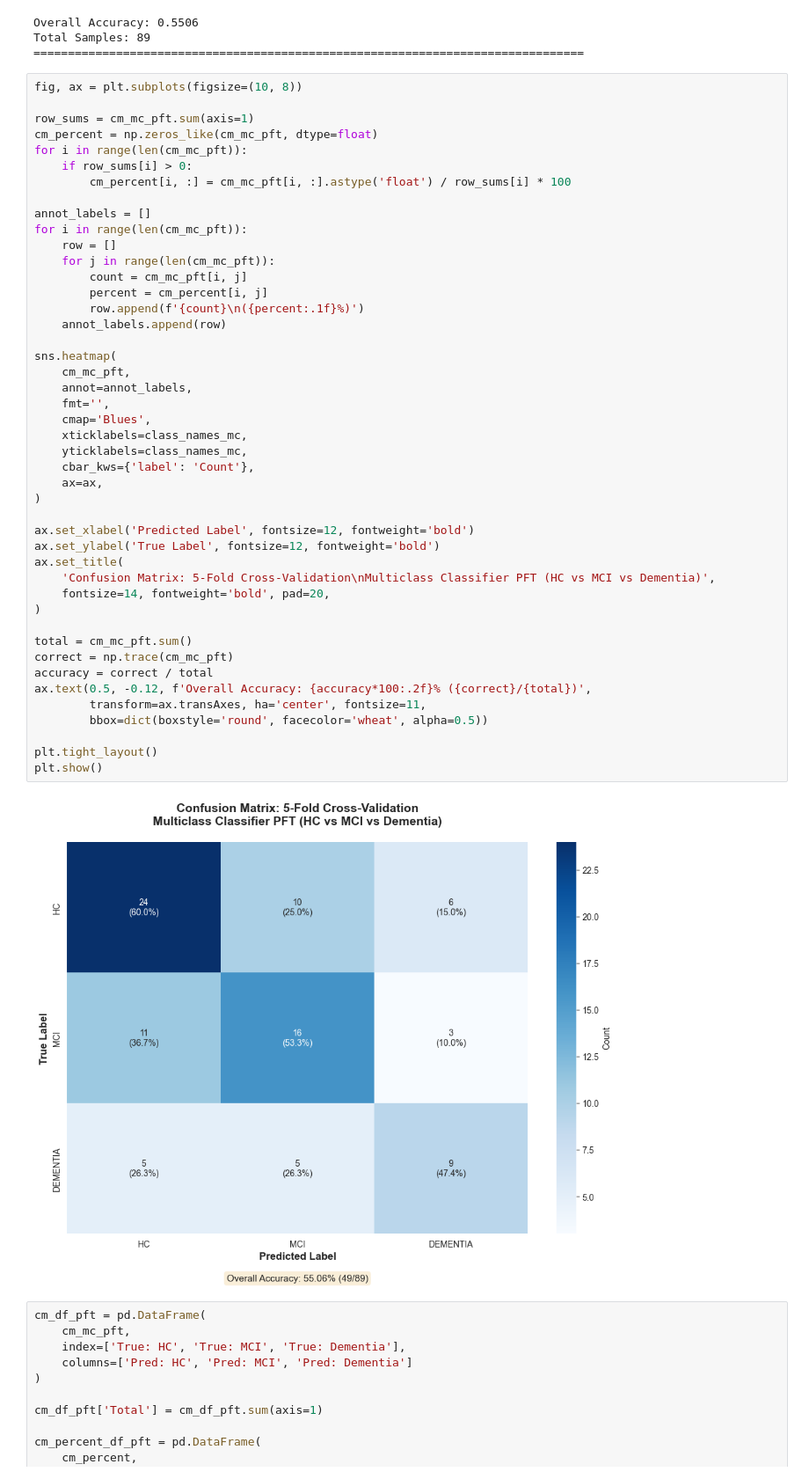
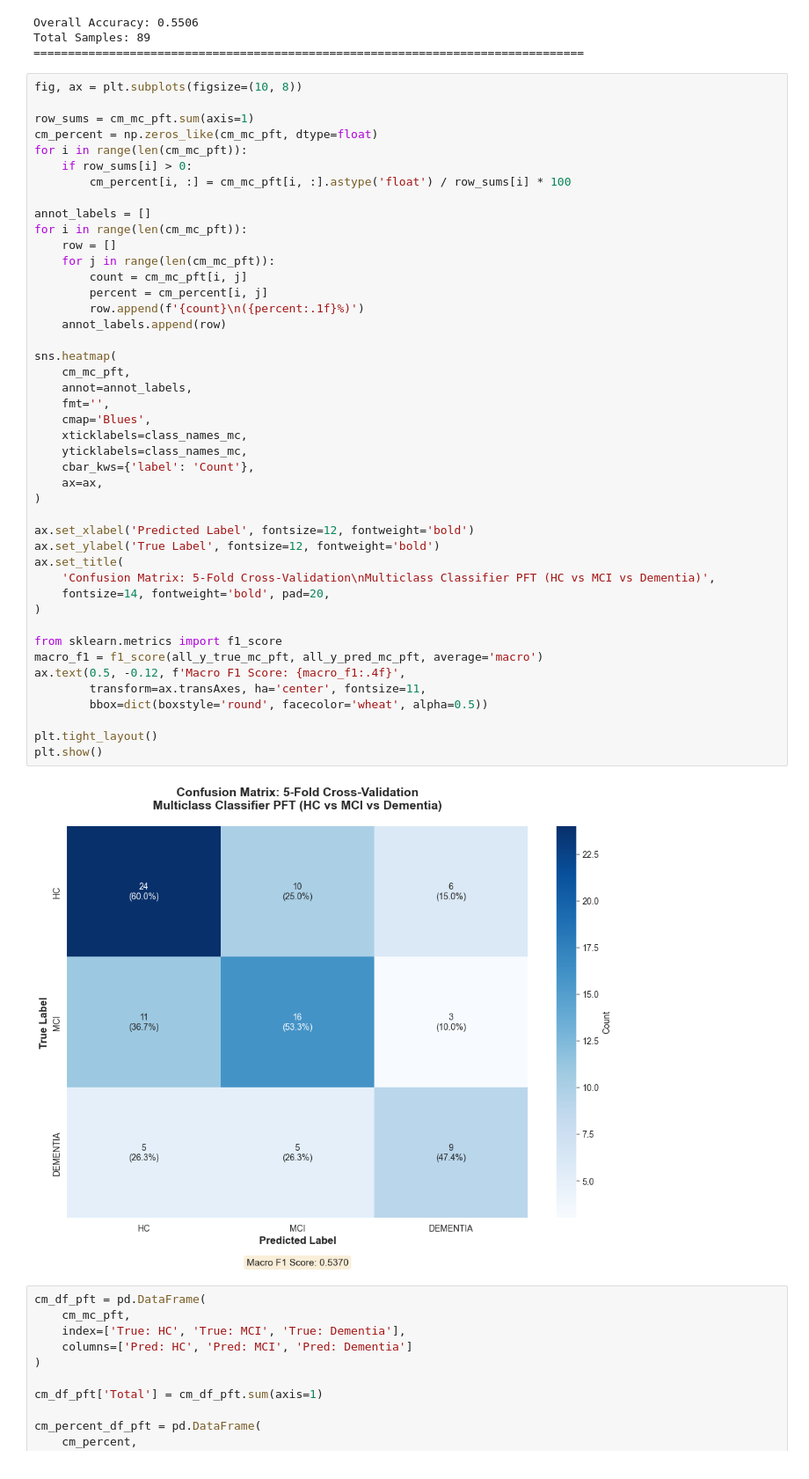
Before and after one commit to bentindal/cognospeak-pft-sft-pauses-data-analysis, a Jupyter notebook: transcript_analysis.ipynb, the cells around one changed output. Shown at 88% size. Cells and saved outputs as stored; diff of their text form.

```diff
--- a/transcript_analysis.ipynb
+++ b/transcript_analysis.ipynb
@@ -409,38 +409,37 @@ for i in range(len(cm_mc_pft)):
     for j in range(len(cm_mc_pft)):
         count = cm_mc_pft[i, j]
         percent = cm_percent[i, j]
         row.append(f'{count}\n({percent:.1f}%)')
     annot_labels.append(row)
 
 sns.heatmap(
     cm_mc_pft,
     annot=annot_labels,
     fmt='',
     cmap='Blues',
     xticklabels=class_names_mc,
     yticklabels=class_names_mc,
     cbar_kws={'label': 'Count'},
     ax=ax,
 )
 
 ax.set_xlabel('Predicted Label', fontsize=12, fontweight='bold')
 ax.set_ylabel('True Label', fontsize=12, fontweight='bold')
 ax.set_title(
     'Confusion Matrix: 5-Fold Cross-Validation\nMulticlass Classifier PFT (HC vs MCI vs Dementia)',
     fontsize=14, fontweight='bold', pad=20,
 )
 
-total = cm_mc_pft.sum()
-correct = np.trace(cm_mc_pft)
-accuracy = correct / total
-ax.text(0.5, -0.12, f'Overall Accuracy: {accuracy*100:.2f}% ({correct}/{total})',
+from sklearn.metrics import f1_score
+macro_f1 = f1_score(all_y_true_mc_pft, all_y_pred_mc_pft, average='macro')
+ax.text(0.5, -0.12, f'Macro F1 Score: {macro_f1:.4f}',
         transform=ax.transAxes, ha='center', fontsize=11,
         bbox=dict(boxstyle='round', facecolor='wheat', alpha=0.5))
 
 plt.tight_layout()
 plt.show()
 # %% [output]
-[figure, old version]
+[figure, new version]
 # %%
 cm_df_pft = pd.DataFrame(
     cm_mc_pft,
```
Also changed, not shown: parts of 3 cells of this notebook.
